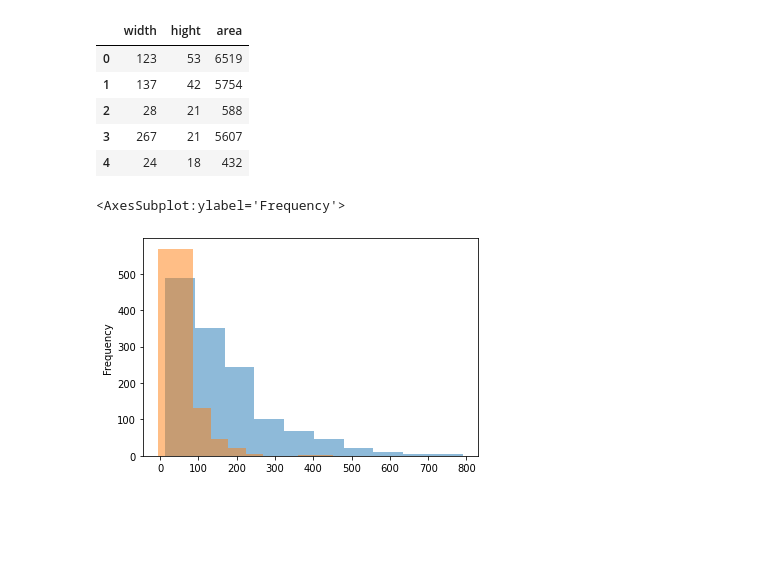
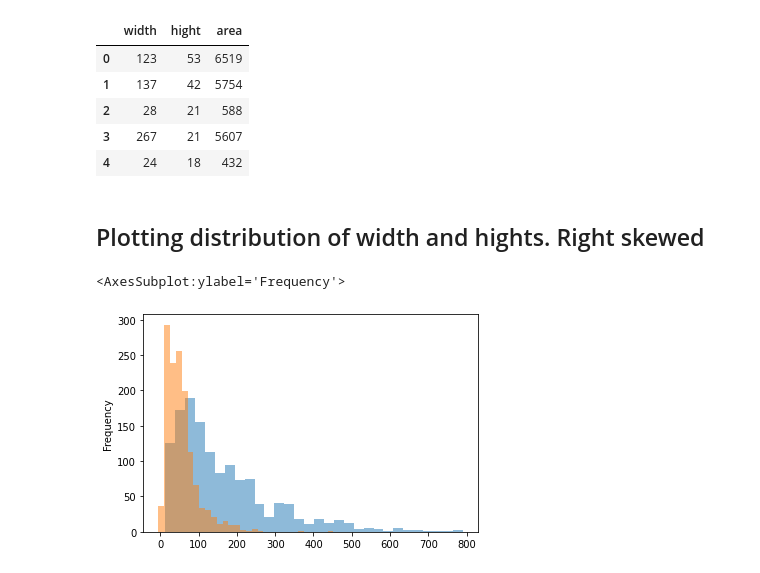
Before and after one commit to BU-Spark/ml-herbarium, a Jupyter notebook: EDA/EDA_analysis_CRAFT.ipynb, the cells around one changed output. Cells and saved outputs as stored; diff of their text form; code cells hidden in the pictures; blank space fills up the shorter version.

Commit message:
Added some titles for plots

```diff
--- a/EDA/EDA_analysis_CRAFT.ipynb
+++ b/EDA/EDA_analysis_CRAFT.ipynb
@@ -147,9 +139,11 @@ df.head()
 | 2 | 28 | 21 | 588 |
 | 3 | 267 | 21 | 5607 |
 | 4 | 24 | 18 | 432 |
+# %% [markdown]
+## Plotting distribution of width and hights. Right skewed
 # %%
-df["width"].plot.hist(alpha=0.5)
-df["hight"].plot.hist(alpha=0.5)
+df["width"].plot.hist(bins=30, alpha=0.5)
+df["hight"].plot.hist(bins=30, alpha=0.5)
 # %% [output]
 <AxesSubplot:ylabel='Frequency'>
-[figure, old version]
+[figure, new version]
```
Also changed, not shown: parts of 10 cells of this notebook.
